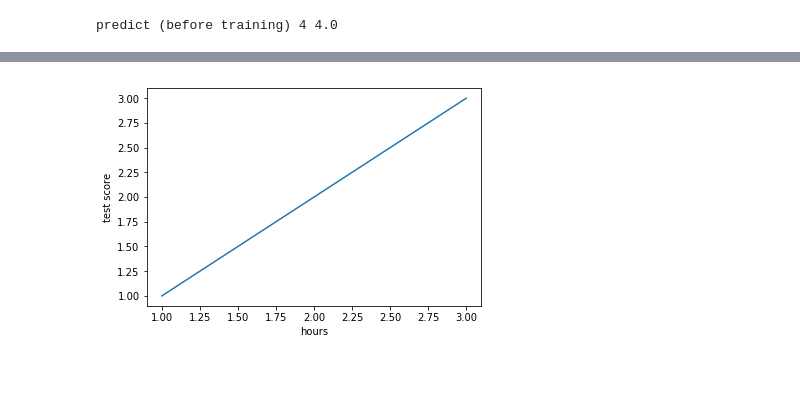
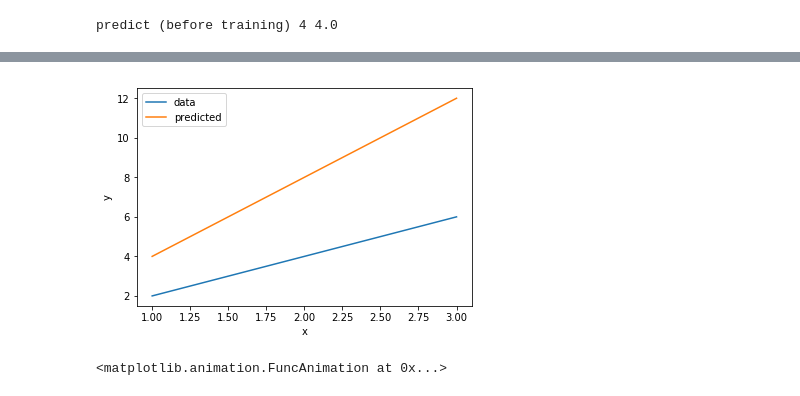
Before and after one commit to musedivision/deeplearning, a Jupyter notebook: volume/PyTorch.ipynb, the cells around one changed output, grey strips where cells are left out. Drawn from its saved outputs; the diff is of its cells as text; code cells hidden in the pictures.

```diff
--- a/volume/PyTorch.ipynb
+++ b/volume/PyTorch.ipynb
@@ -3,6 +7,8 @@
 # %%
 import numpy as np
 import matplotlib.pyplot as plt
+import matplotlib.animation
+plt.rcParams["animation.html"] = "jshtml"
 # %%
 x_data = [1.0, 2.0, 3.0]
 y_data = [2.0, 4.0, 6.0]
@@ -52,3 +69,5 @@ from tqdm import tqdm
+# %%
+plt.rcParams["animation.html"] = "jshtml"
 # %%
 x_data = [1.0, 2.0, 3.0]
 y_data = [2.0, 4.0, 6.0]
@@ -65,11 +82,11 @@ y_data = [2.0, 4.0, 6.0]
 # %%
-w = 1.0
+y_pred_data = [forward(x) for x in x_data]
+plt.plot(x_data, y_data, label="data")
+plt.plot(x_data, y_pred_data, label="predicted")
+plt.ylabel("y")
+plt.xlabel("x")
 
-y_pred_data = [forward(x) for x in x_data]
-    plt.plot(x_data, y_data)
-    plt.plot(x_data, y_pred_data)
-    plt.ylabel(ylabel)
-    plt.xlabel(x_label)
-    plt.show()
+plt.legend()
+plt.show()
 # %% [output]
-[figure, old version]
+[figure, new version]
@@ -76,3 +122,7 @@ y_pred_data = [forward(x) for x in x_data]
+# %%
+ani
+# %% [output]
+<matplotlib.animation.FuncAnimation at 0x...>
 # %%
 x_data = [1.0, 2.0, 3.0]
 y_data = [2.0, 4.0, 6.0]
```
Also changed, not shown: parts of 10 cells of this notebook, 3 other files.
